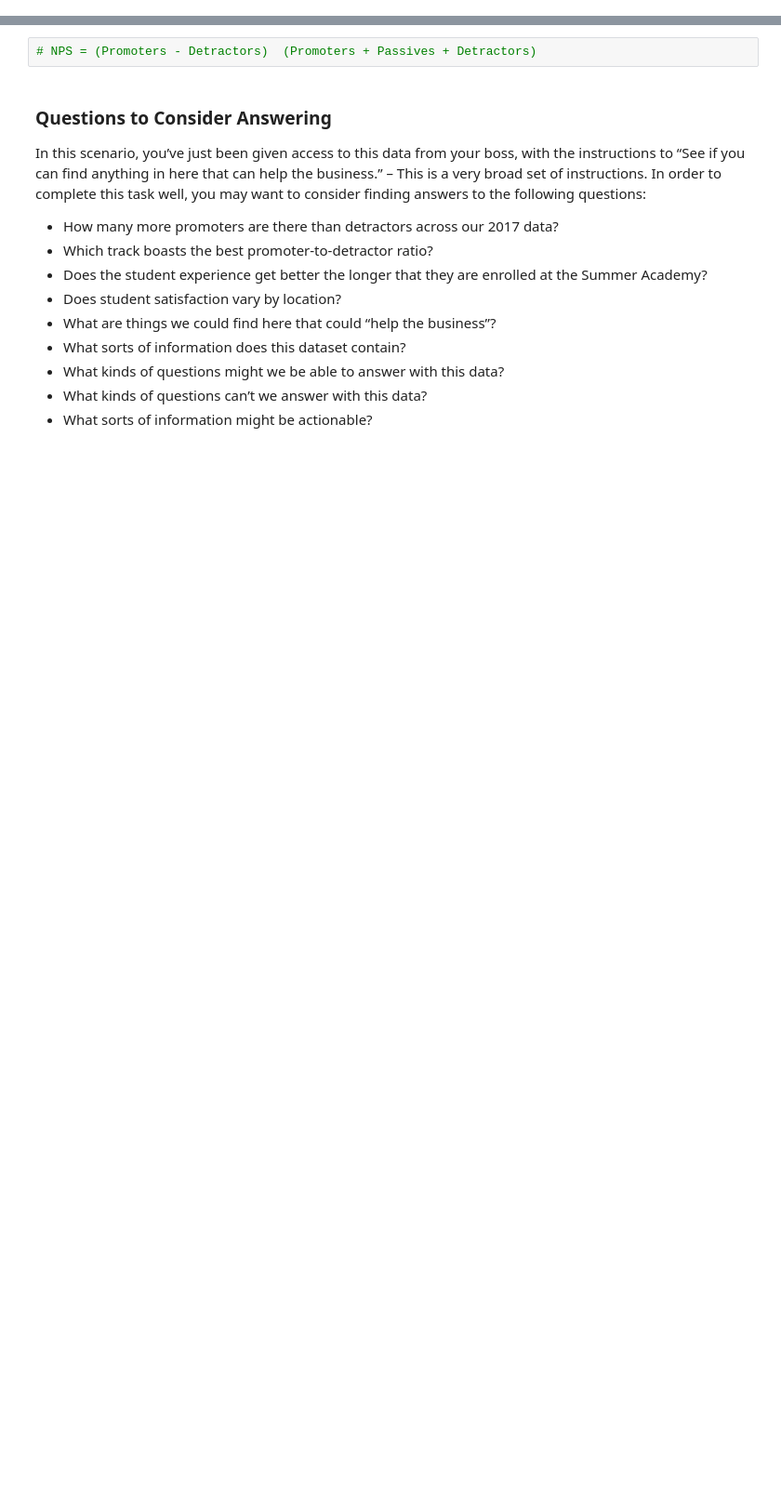
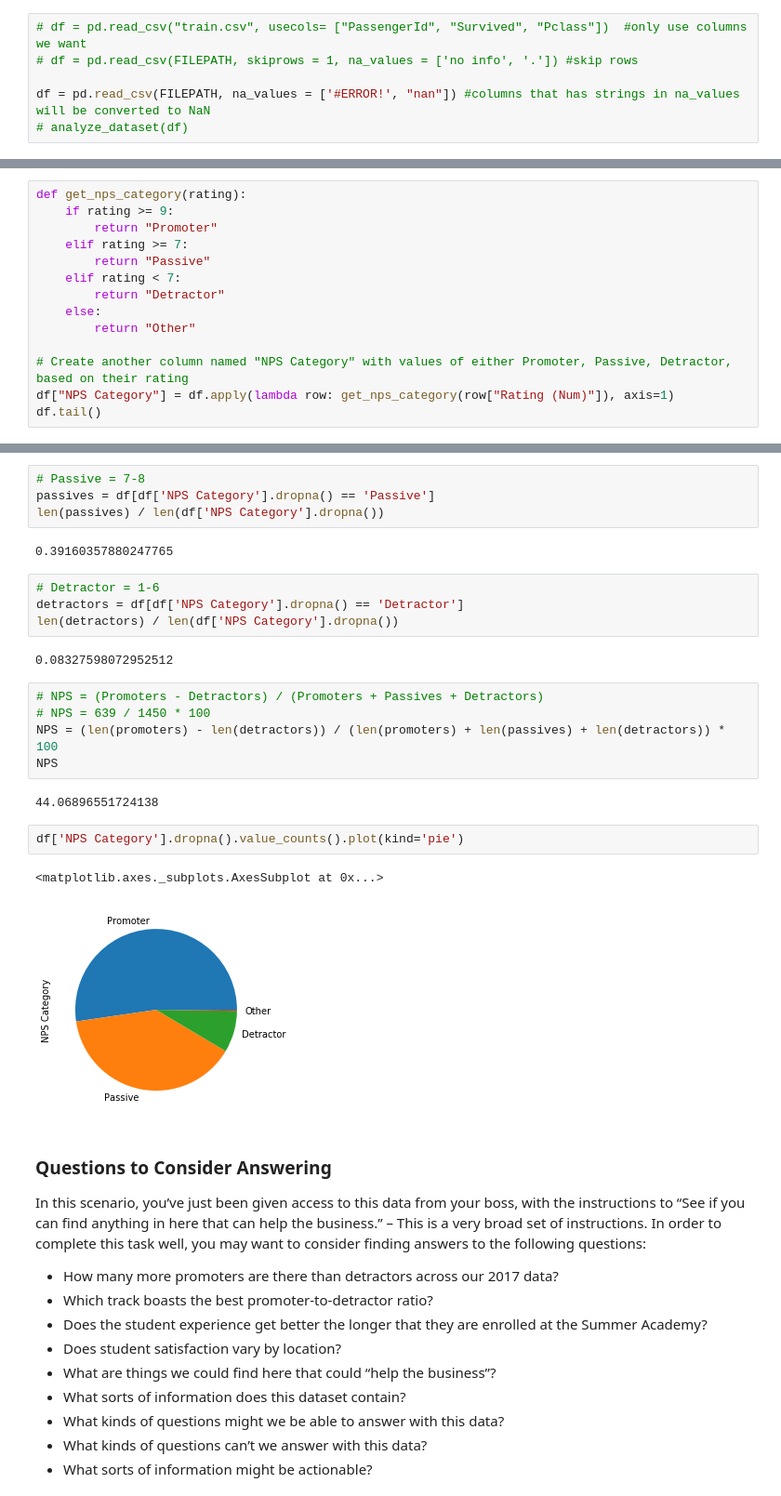
Before and after one commit to SamuelFolledo/DS1.1-Data-Analysis-And-Visualization, a Jupyter notebook: Midterm_Project/Midterm Project.ipynb, the cells around one changed output, grey strips where cells are left out. Shown at 93% size. Drawn from its saved outputs; the diff is of its cells as text; blank space fills up the shorter version.

```diff
--- a/Midterm_Project/Midterm Project.ipynb
+++ b/Midterm_Project/Midterm Project.ipynb
@@ -14,0 +74,6 @@ df.head()
+# %%
+# df = pd.read_csv("train.csv", usecols= ["PassengerId", "Survived", "Pclass"])  #only use columns we want
+# df = pd.read_csv(FILEPATH, skiprows = 1, na_values = ['no info', '.']) #skip rows
+
+df = pd.read_csv(FILEPATH, na_values = ['#ERROR!', "nan"]) #columns that has strings in na_values will be converted to NaN
+# analyze_dataset(df)
@@ -40,0 +112,14 @@ promoters =
+# %%
+def get_nps_category(rating):
+    if rating >= 9:
+        return "Promoter"
+    elif rating >= 7:
+        return "Passive"
+    elif rating < 7:
+        return "Detractor"
+    else:
+        return "Other"
+
+# Create another column named "NPS Category" with values of either Promoter, Passive, Detractor, based on their rating
+df["NPS Category"] = df.apply(lambda row: get_nps_category(row["Rating (Num)"]), axis=1)
+df.tail()
@@ -41,5 +139,27 @@ promoters =
+# %%
+# Passive = 7-8
+passives = df[df['NPS Category'].dropna() == 'Passive']
+len(passives) / len(df['NPS Category'].dropna())
+# %% [output]
+0.39160357880247765
+# %%
+# Detractor = 1-6
+detractors = df[df['NPS Category'].dropna() == 'Detractor']
+len(detractors) / len(df['NPS Category'].dropna())
+# %% [output]
+0.08327598072952512
 # %%
-# NPS = (Promoters - Detractors)  (Promoters + Passives + Detractors)
+# NPS = (Promoters - Detractors) / (Promoters + Passives + Detractors)
+# NPS = 639 / 1450 * 100
+NPS = (len(promoters) - len(detractors)) / (len(promoters) + len(passives) + len(detractors)) * 100
+NPS
+# %% [output]
+44.06896551724138
+# %%
+df['NPS Category'].dropna().value_counts().plot(kind='pie')
+# %% [output]
+<matplotlib.axes._subplots.AxesSubplot at 0x...>
+[figure, added]
 # %% [markdown]
 ### Questions to Consider Answering
 In this scenario, you’ve just been given access to this data from your boss, with the instructions to “See if you can find anything in here that can help the business.” – This is a very broad set of instructions.  In order to complete this task well, you may want to consider finding answers to the following questions:
```
Also changed, not shown: parts of 23 cells of this notebook.
